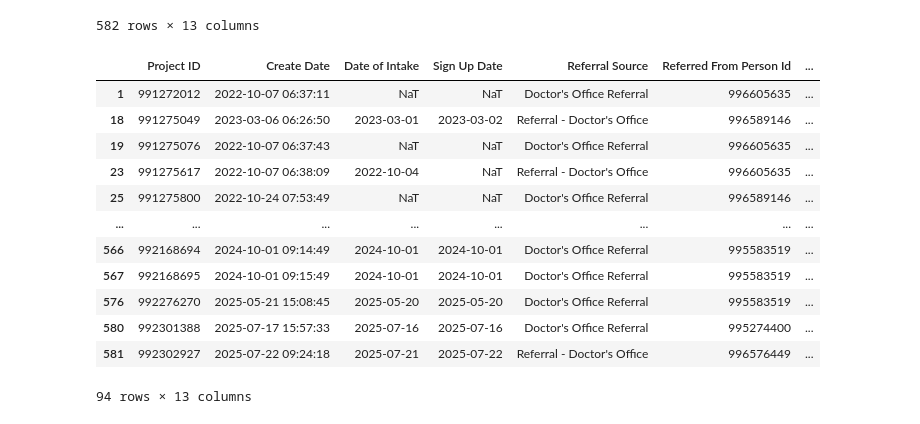
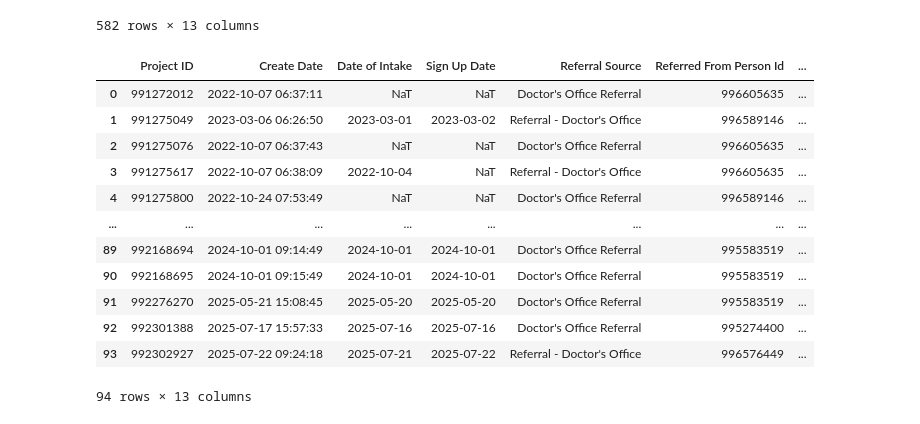
Before and after one commit to The-Jaklitsch-Law-Group/JLG_Provider_Recommender, a Jupyter notebook: prepare_contacts/contact_cleaning.ipynb, the cells around one changed output. Drawn from its saved outputs; the diff is of its cells as text; code cells hidden in the pictures.

```diff
--- a/prepare_contacts/contact_cleaning.ipynb
+++ b/prepare_contacts/contact_cleaning.ipynb
@@ -322,22 +322,22 @@ df_in_full
 # %%
 df_in_full = df_in_full.dropna(subset = ['Referral Source','Referred From Person Id'], how = 'any')
 
-df_in_full = df_in_full[df_in_full['Referral Source'].str.contains('Doctor')]
+df_in_full = (df_in_full[df_in_full['Referral Source'].str.contains('Doctor')]).reset_index(drop = True)
 
 df_in_full
 # %% [output]
 |  | Project ID | Create Date | Date of Intake | Sign Up Date | Referral Source | Referred From Person Id | ... |
-| 1 | 991272012 | 2022-10-07 06:37:11 | NaT | NaT | Doctor's Office Referral | 996605635 | ... |
-| 18 | 991275049 | 2023-03-06 06:26:50 | 2023-03-01 | 2023-03-02 | Referral - Doctor's Office | 996589146 | ... |
-| 19 | 991275076 | 2022-10-07 06:37:43 | NaT | NaT | Doctor's Office Referral | 996605635 | ... |
-| 23 | 991275617 | 2022-10-07 06:38:09 | 2022-10-04 | NaT | Referral - Doctor's Office | 996605635 | ... |
-| 25 | 991275800 | 2022-10-24 07:53:49 | NaT | NaT | Doctor's Office Referral | 996589146 | ... |
+| 0 | 991272012 | 2022-10-07 06:37:11 | NaT | NaT | Doctor's Office Referral | 996605635 | ... |
+| 1 | 991275049 | 2023-03-06 06:26:50 | 2023-03-01 | 2023-03-02 | Referral - Doctor's Office | 996589146 | ... |
+| 2 | 991275076 | 2022-10-07 06:37:43 | NaT | NaT | Doctor's Office Referral | 996605635 | ... |
+| 3 | 991275617 | 2022-10-07 06:38:09 | 2022-10-04 | NaT | Referral - Doctor's Office | 996605635 | ... |
+| 4 | 991275800 | 2022-10-24 07:53:49 | NaT | NaT | Doctor's Office Referral | 996589146 | ... |
 | ... | ... | ... | ... | ... | ... | ... | ... |
-| 566 | 992168694 | 2024-10-01 09:14:49 | 2024-10-01 | 2024-10-01 | Doctor's Office Referral | 995583519 | ... |
-| 567 | 992168695 | 2024-10-01 09:15:49 | 2024-10-01 | 2024-10-01 | Doctor's Office Referral | 995583519 | ... |
-| 576 | 992276270 | 2025-05-21 15:08:45 | 2025-05-20 | 2025-05-20 | Doctor's Office Referral | 995583519 | ... |
-| 580 | 992301388 | 2025-07-17 15:57:33 | 2025-07-16 | 2025-07-16 | Doctor's Office Referral | 995274400 | ... |
-| 581 | 992302927 | 2025-07-22 09:24:18 | 2025-07-21 | 2025-07-22 | Referral - Doctor's Office | 996576449 | ... |
+| 89 | 992168694 | 2024-10-01 09:14:49 | 2024-10-01 | 2024-10-01 | Doctor's Office Referral | 995583519 | ... |
+| 90 | 992168695 | 2024-10-01 09:15:49 | 2024-10-01 | 2024-10-01 | Doctor's Office Referral | 995583519 | ... |
+| 91 | 992276270 | 2025-05-21 15:08:45 | 2025-05-20 | 2025-05-20 | Doctor's Office Referral | 995583519 | ... |
+| 92 | 992301388 | 2025-07-17 15:57:33 | 2025-07-16 | 2025-07-16 | Doctor's Office Referral | 995274400 | ... |
+| 93 | 992302927 | 2025-07-22 09:24:18 | 2025-07-21 | 2025-07-22 | Referral - Doctor's Office | 996576449 | ... |
 94 rows × 13 columns
 # %%
 df_in['Referral Source'].unique()
```
Also changed, not shown: 1 other file.
